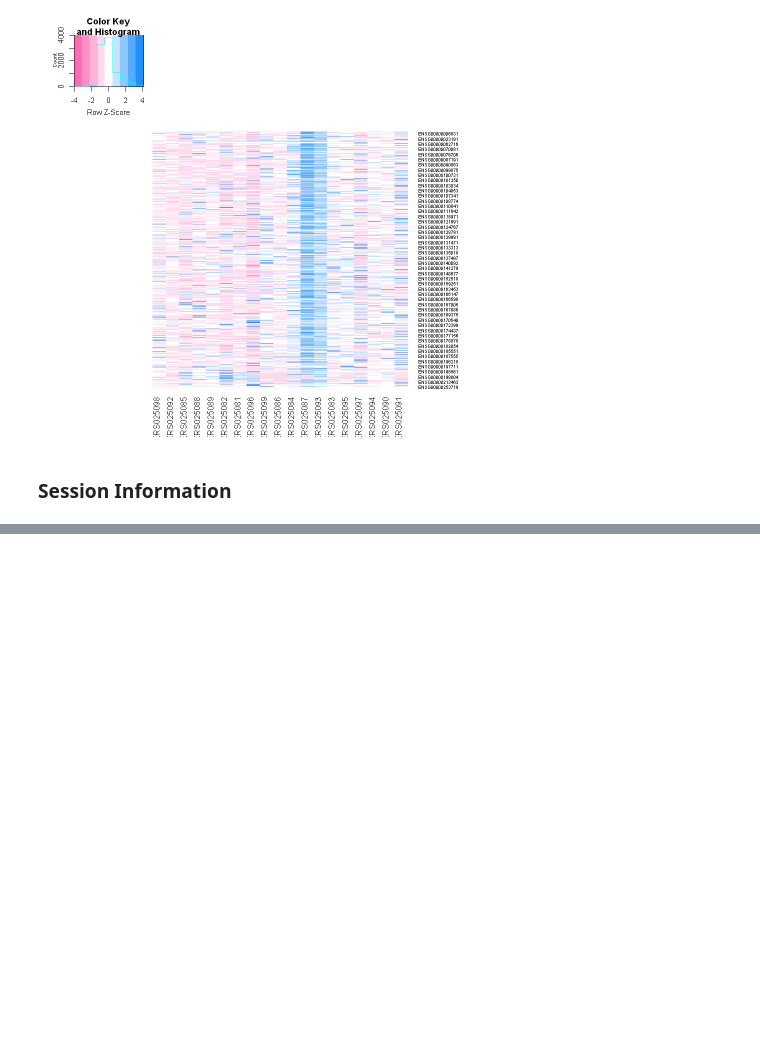
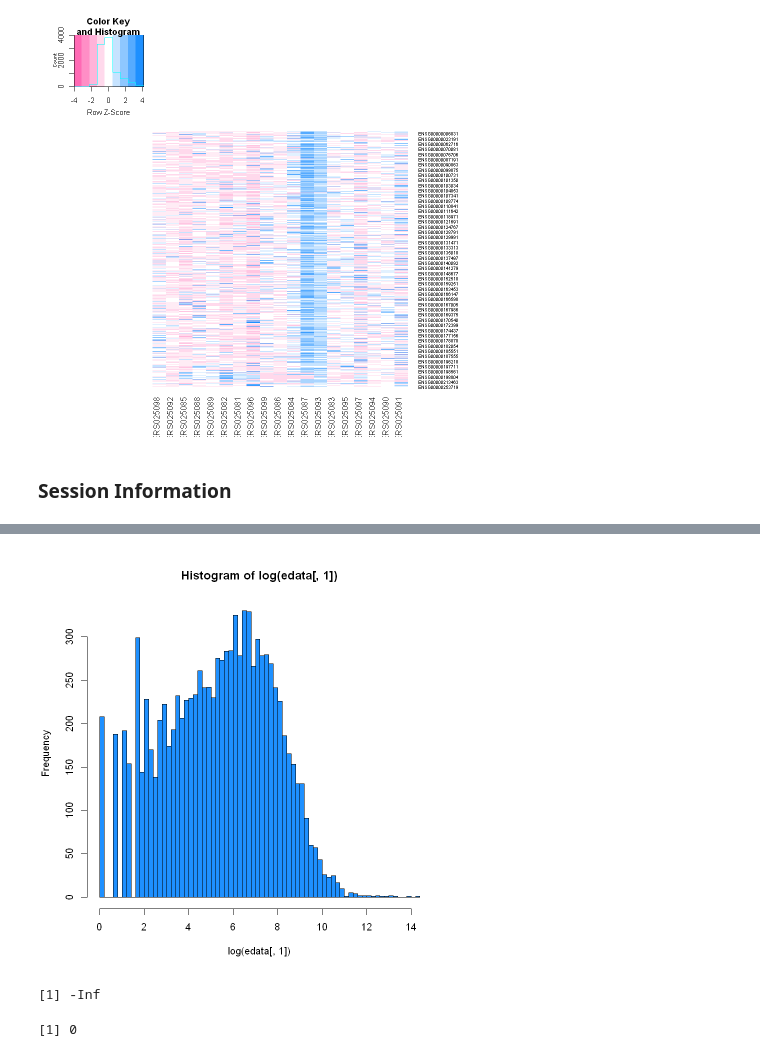
Before and after one commit to recervictory/Genomic-Data-Science-Specialization, a Jupyter notebook: C06 - Statistics for Genomic Data Science/Week 01.ipynb, the cells around one changed output, grey strips where cells are left out. Drawn from its saved outputs; the diff is of its cells as text; code cells hidden in the pictures; blank space fills up the shorter version.

```diff
--- a/C06 - Statistics for Genomic Data Science/Week 01.ipynb
+++ b/C06 - Statistics for Genomic Data Science/Week 01.ipynb
@@ -534,0 +574,18 @@ A packages_info: 75 × 11
+# %%
+# One way to address this skew is to use a transformation. One common transformation is the log transform.
+
+hist(log(edata[,1]),col=2,breaks=100)
+# %% [output]
+[figure, added]
+# %%
+# One thing to be careful with is that values of zero become -inf when you apply the log transform because the log of zero isn’t defined.
+
+min(log(edata))
+# %% [output]
+[1] -Inf
+# %%
+#You can remove this problem by adding a small number to all the counts before taking the log. This doesn’t change the overall distribution much but resolves the zero problem
+
+min(log(edata[,1] + 1))
+# %% [output]
+[1] 0
```
Also changed, not shown: parts of 42 cells of this notebook.
